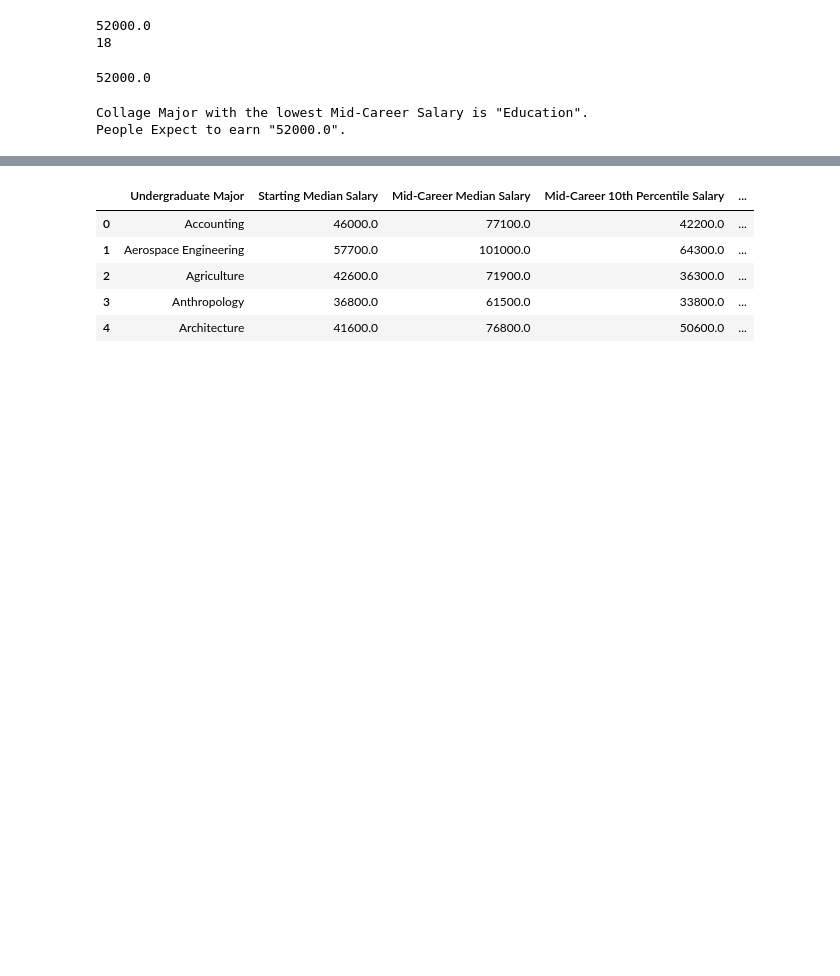
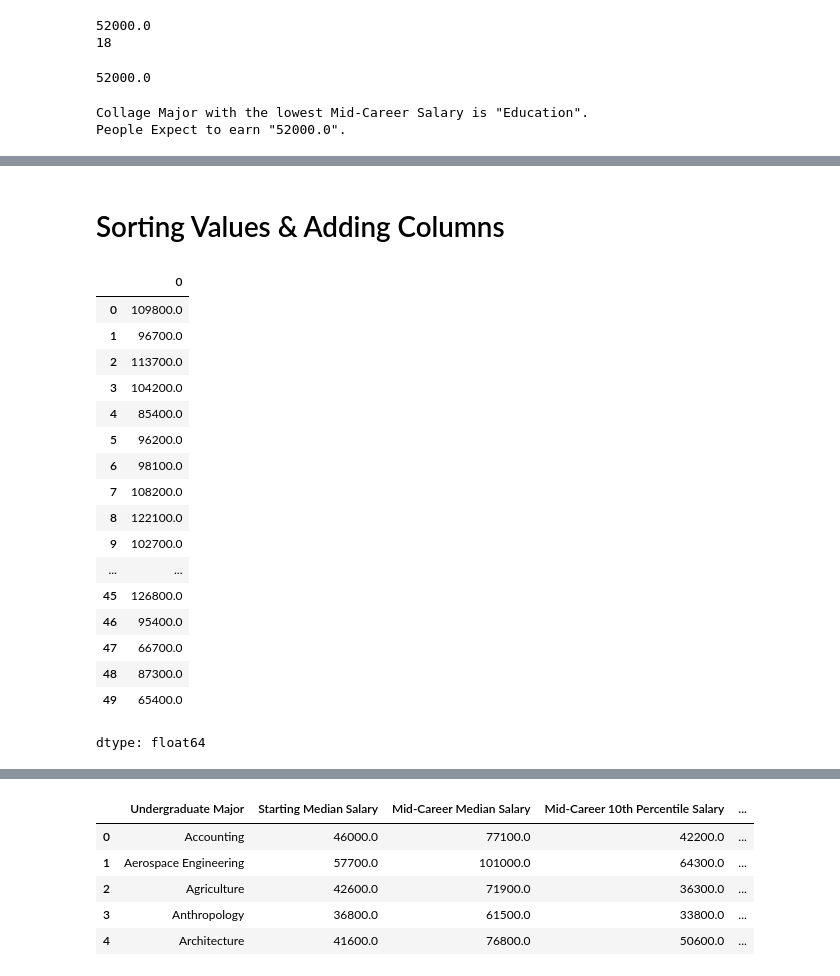
Before and after one commit to nipsalvin/Data-Science, a Jupyter notebook: College Major Salaries/College_Major_Data_Exploration_Pandas.ipynb, the cells around one changed output, grey strips where cells are left out. Cells and saved outputs as stored; diff of their text form; code cells hidden in the pictures; blank space fills up the shorter version.

```diff
--- a/College Major Salaries/College_Major_Data_Exploration_Pandas.ipynb
+++ b/College Major Salaries/College_Major_Data_Exploration_Pandas.ipynb
@@ -183,0 +201,27 @@ People Expect to earn "52000.0".
+# %% [markdown]
+# Sorting Values & Adding Columns
+# %%
+# Pandas allows us to do simple arithmetic with entire columns. There are 2 ways
+# 1.
+clean_df['Mid-Career 90th Percentile Salary'] - clean_df['Mid-Career 10th Percentile Salary']
+# 2.
+clean_df['Mid-Career 90th Percentile Salary'].subtract(clean_df['Mid-Career 10th Percentile Salary'])
+# %% [output]
+|  | 0 |
+| 0 | 109800.0 |
+| 1 | 96700.0 |
+| 2 | 113700.0 |
+| 3 | 104200.0 |
+| 4 | 85400.0 |
+| 5 | 96200.0 |
+| 6 | 98100.0 |
+| 7 | 108200.0 |
+| 8 | 122100.0 |
+| 9 | 102700.0 |
+| ... | ... |
+| 45 | 126800.0 |
+| 46 | 95400.0 |
+| 47 | 66700.0 |
+| 48 | 87300.0 |
+| 49 | 65400.0 |
+dtype: float64
```
Also changed, not shown: parts of 15 cells of this notebook.
